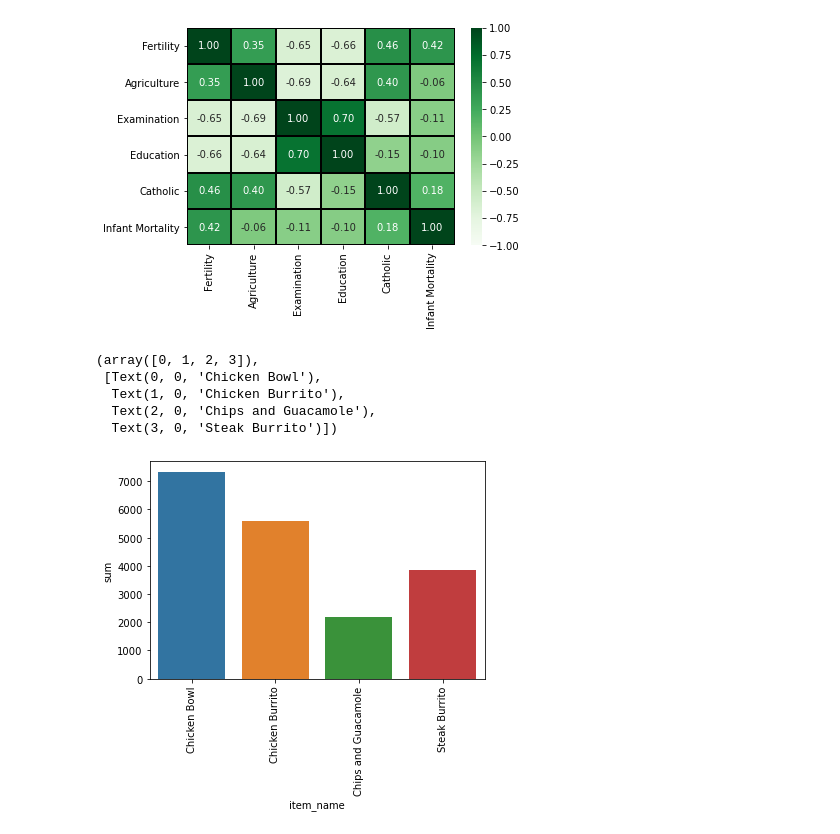
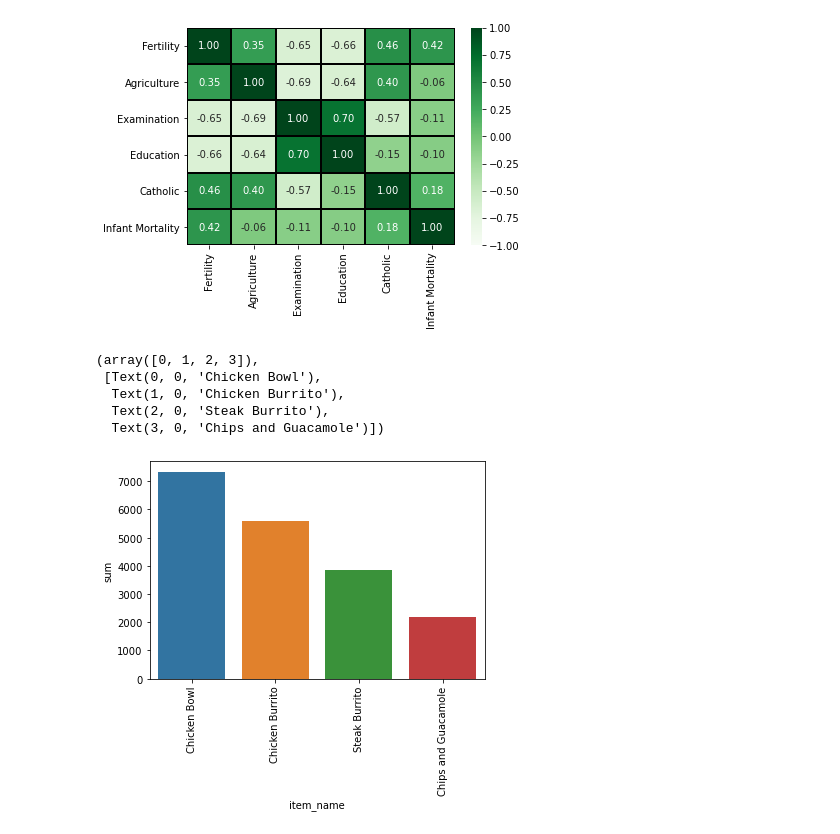
Before and after one commit to albertopuentes/numpy-pandas-visualization-exercises, a Jupyter notebook: seaborn_exercises.ipynb, the cells around one changed output. Drawn from its saved outputs; the diff is of its cells as text; code cells hidden in the pictures.

```diff
--- a/seaborn_exercises.ipynb
+++ b/seaborn_exercises.ipynb
@@ -146,26 +146,26 @@ sns.heatmap(swiss.corr(), cmap = 'Greens',
 # %%
 # Using the chipotle dataset from the previous exercise, create a bar chart that shows the 4 most popular items and the revenue produced by each
 def get_db_url(host, username, password, database):
     url = f'mysql+pymysql://{username}:{password}@{host}/{database}'
     return url
 from env import host, username, password
 url = get_db_url(host, username, password, 'chipotle')
 
 orders_df = pd.read_sql('SELECT * FROM orders', url)
 
 orders_df['item_price_flt'] = orders_df.item_price.str[1:].str.replace(',', '').astype('float')
 orders_df.groupby('item_name').item_price_flt.agg('sum').sort_values(ascending = False).head(5)
 most_pop = orders_df.groupby('item_name').quantity.agg(sum).sort_values(ascending=False).head(4)
-revenue = orders_df[orders_df['item_name'].isin(most_pop.index)].groupby('item_name').item_price_flt.agg(['sum'])
+revenue = orders_df[orders_df['item_name'].isin(most_pop.index)].groupby('item_name').item_price_flt.agg(['sum']).sort_values(by='sum', ascending=False)
 revenue['item_name'] = revenue.index
 sns.barplot(x='item_name', y='sum', data=revenue)
 plt.xticks(rotation=90, size=10)
 # %% [output]
 (array([0, 1, 2, 3]),
  [Text(0, 0, 'Chicken Bowl'),
   Text(1, 0, 'Chicken Burrito'),
-  Text(2, 0, 'Chips and Guacamole'),
-  Text(3, 0, 'Steak Burrito')])
+  Text(2, 0, 'Steak Burrito'),
+  Text(3, 0, 'Chips and Guacamole')])
-[figure, old version]
+[figure, new version]
 # %%
 sns.barplot(data=)
```
Also changed, not shown: parts of 3 cells of this notebook.
